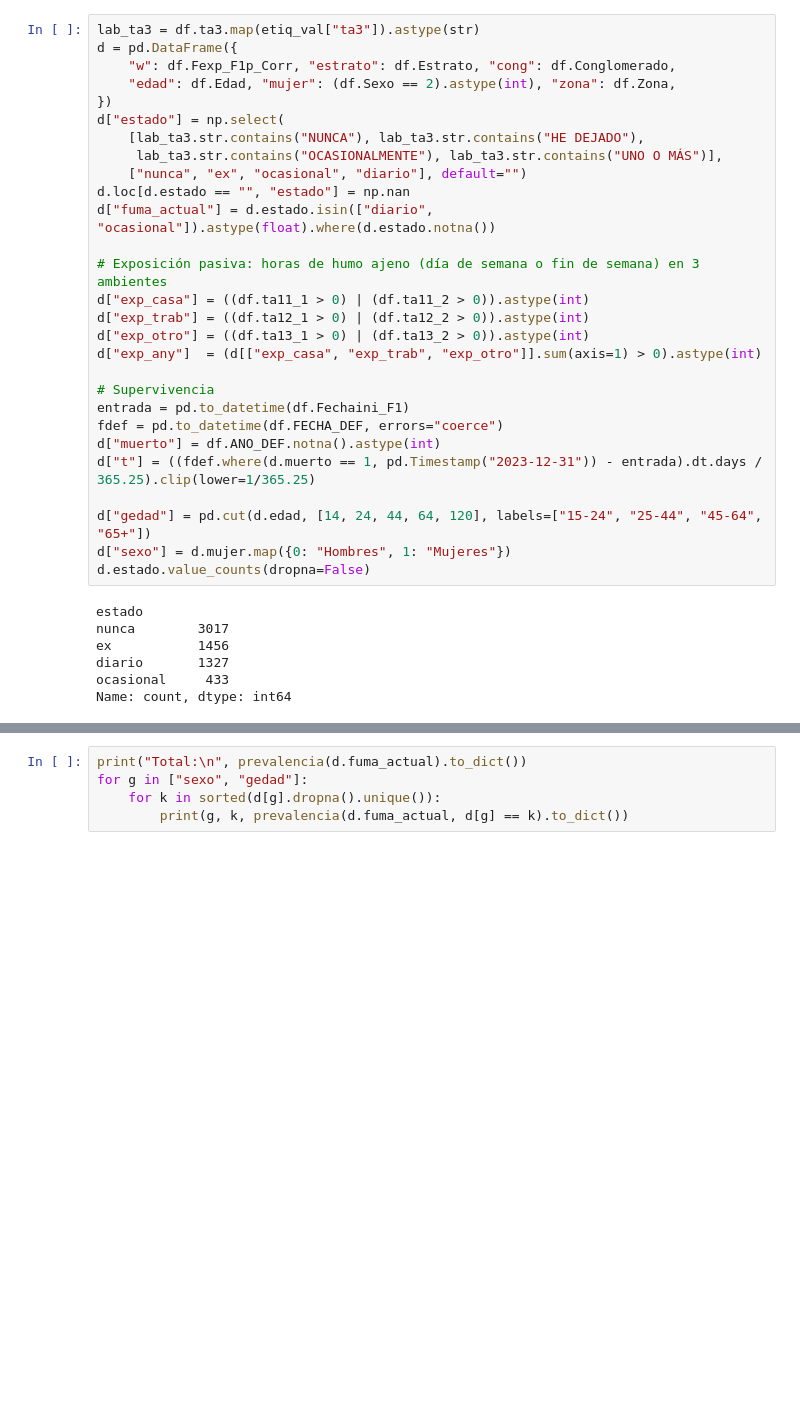
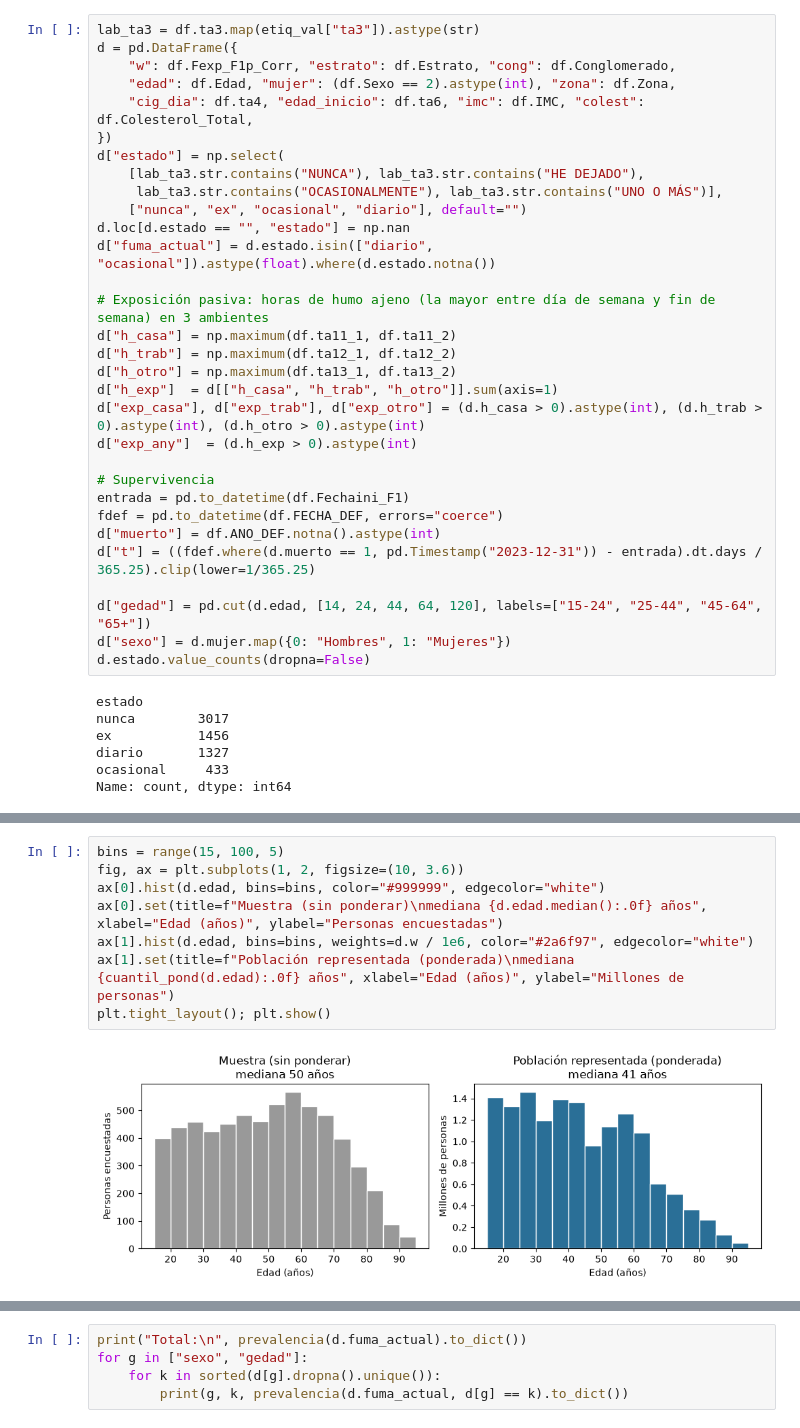
Before and after one commit to simonvidal99/taller-ens-tabaco, a Jupyter notebook: taller/taller_tabaco_FACILITADOR.ipynb, the cells around one changed output, grey strips where cells are left out. Cells and saved outputs as stored; diff of their text form; blank space fills up the shorter version.

```diff
--- a/taller/taller_tabaco_FACILITADOR.ipynb
+++ b/taller/taller_tabaco_FACILITADOR.ipynb
@@ -112,6 +115,7 @@ lab_ta3 = df.ta3.map(etiq_val["ta3"]).astype(str)
 d = pd.DataFrame({
     "w": df.Fexp_F1p_Corr, "estrato": df.Estrato, "cong": df.Conglomerado,
     "edad": df.Edad, "mujer": (df.Sexo == 2).astype(int), "zona": df.Zona,
+    "cig_dia": df.ta4, "edad_inicio": df.ta6, "imc": df.IMC, "colest": df.Colesterol_Total,
 })
 d["estado"] = np.select(
     [lab_ta3.str.contains("NUNCA"), lab_ta3.str.contains("HE DEJADO"),
@@ -120,11 +124,13 @@ d["estado"] = np.select(
 d.loc[d.estado == "", "estado"] = np.nan
 d["fuma_actual"] = d.estado.isin(["diario", "ocasional"]).astype(float).where(d.estado.notna())
 
-# Exposición pasiva: horas de humo ajeno (día de semana o fin de semana) en 3 ambientes
-d["exp_casa"] = ((df.ta11_1 > 0) | (df.ta11_2 > 0)).astype(int)
-d["exp_trab"] = ((df.ta12_1 > 0) | (df.ta12_2 > 0)).astype(int)
-d["exp_otro"] = ((df.ta13_1 > 0) | (df.ta13_2 > 0)).astype(int)
-d["exp_any"]  = (d[["exp_casa", "exp_trab", "exp_otro"]].sum(axis=1) > 0).astype(int)
+# Exposición pasiva: horas de humo ajeno (la mayor entre día de semana y fin de semana) en 3 ambientes
+d["h_casa"] = np.maximum(df.ta11_1, df.ta11_2)
+d["h_trab"] = np.maximum(df.ta12_1, df.ta12_2)
+d["h_otro"] = np.maximum(df.ta13_1, df.ta13_2)
+d["h_exp"]  = d[["h_casa", "h_trab", "h_otro"]].sum(axis=1)
+d["exp_casa"], d["exp_trab"], d["exp_otro"] = (d.h_casa > 0).astype(int), (d.h_trab > 0).astype(int), (d.h_otro > 0).astype(int)
+d["exp_any"]  = (d.h_exp > 0).astype(int)
 
 # Supervivencia
 entrada = pd.to_datetime(df.Fechaini_F1)
@@ -183,0 +239,10 @@ dtype: object
+# %%
+bins = range(15, 100, 5)
+fig, ax = plt.subplots(1, 2, figsize=(10, 3.6))
+ax[0].hist(d.edad, bins=bins, color="#999999", edgecolor="white")
+ax[0].set(title=f"Muestra (sin ponderar)\nmediana {d.edad.median():.0f} años", xlabel="Edad (años)", ylabel="Personas encuestadas")
+ax[1].hist(d.edad, bins=bins, weights=d.w / 1e6, color="#2a6f97", edgecolor="white")
+ax[1].set(title=f"Población representada (ponderada)\nmediana {cuantil_pond(d.edad):.0f} años", xlabel="Edad (años)", ylabel="Millones de personas")
+plt.tight_layout(); plt.show()
+# %% [output]
+[figure, added]
```
Also changed, not shown: parts of 27 cells of this notebook, 4 other files.
